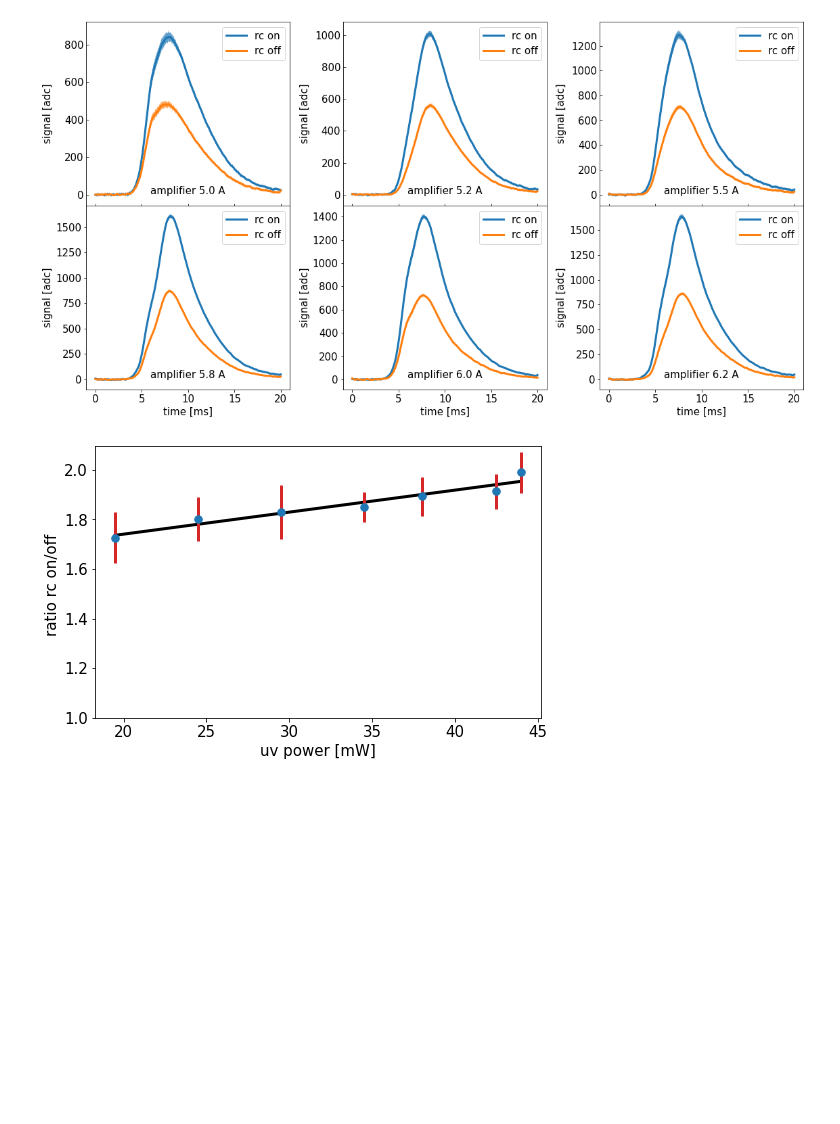
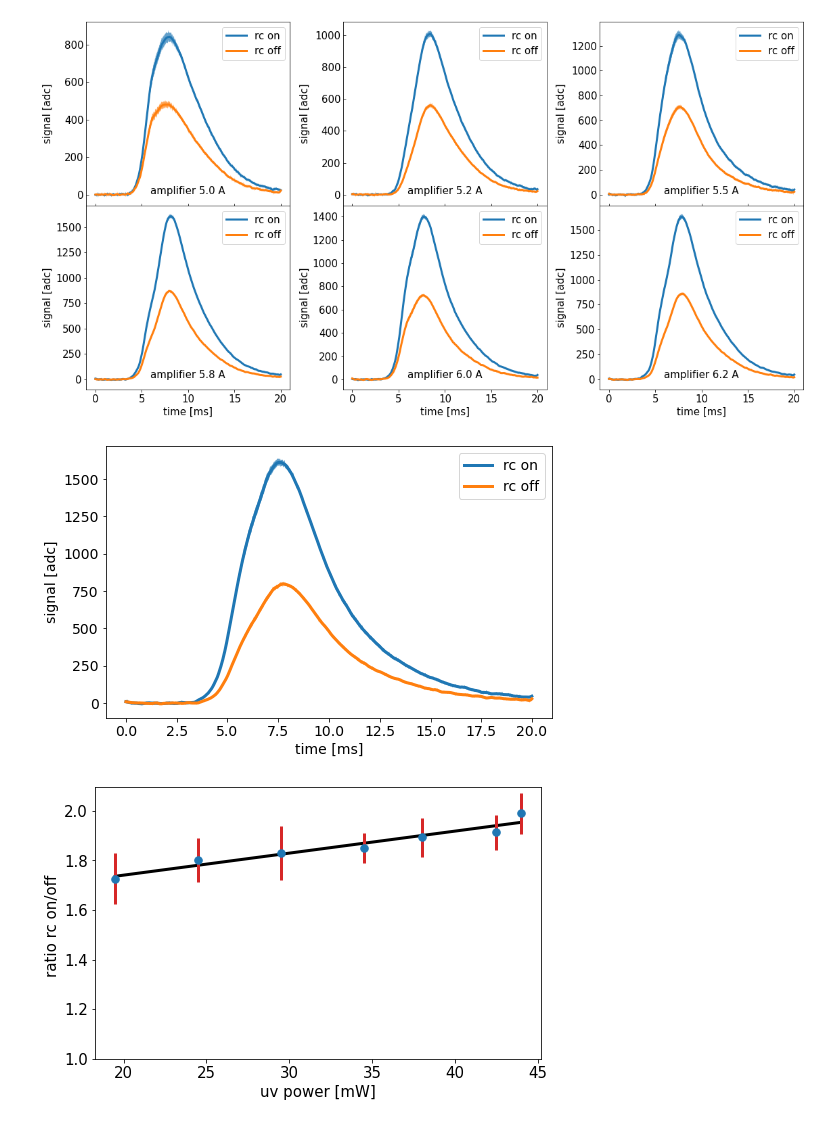
Before and after one commit to ograsdijk/CeNTREX-notebooks, a Jupyter notebook: rotational cooling/2020_9_30 Rotational Cooling Laser Only.ipynb, the cells around one changed output. Saved outputs shown, nothing was run; the diff lists cells and outputs as text; code cells hidden in the pictures; blank space fills up the shorter version.

```diff
--- a/rotational cooling/2020_9_30 Rotational Cooling Laser Only.ipynb
+++ b/rotational cooling/2020_9_30 Rotational Cooling Laser Only.ipynb
@@ -279,6 +279,36 @@ figf.align_labels()
 6.2 A -> integral ratio : 1.91261 +/- 0.07033
 6.5 A -> integral ratio : 1.98972 +/- 0.08329
 [figure]
+# %%
+p = 6.5
+yo = np.mean(data_grouped[p]['open'], axis = 0)
+yc = np.mean(data_grouped[p]['closed'], axis = 0)
+yo -= np.mean(yo[:300])
+yc -= np.mean(yc[:300])
+
+lo = len(data_grouped[p]['open'])
+lc = len(data_grouped[p]['closed'])
+
+syo = np.std(data_grouped[p]['open'], axis = 0)
+syo /= np.sqrt(lo)
+syc = np.std(data_grouped[p]['closed'], axis = 0)
+syc /= np.sqrt(lc)
+
+x = np.linspace(0,1999,2000)/100
+
+fig, ax = plt.subplots(figsize = (8,5))
+
+ax.fill_between(x, -yo-syo, -yo+syo, alpha = .7)
+ax.fill_between(x, -yc-syc, -yc+syc, alpha = .7)
+ax.plot(x, -savgol_filter(yo, 51, 3), lw = 3, label= 'rc on')
+ax.plot(x, -savgol_filter(yc, 51, 3), lw = 3, label = 'rc off')
+ax.set_xlabel('time [ms]')
+ax.set_ylabel('signal [adc]')
+ax.legend(fontsize = 14)
+set_fontsize(ax, 14)
+fig.savefig('rc_signal.png', dpi = 300)
+# %% [output]
+[figure, added]
 # %%
 y, yerr = zip(*ratios)
 fig, ax = plt.subplots(figsize = (8,5))
```
